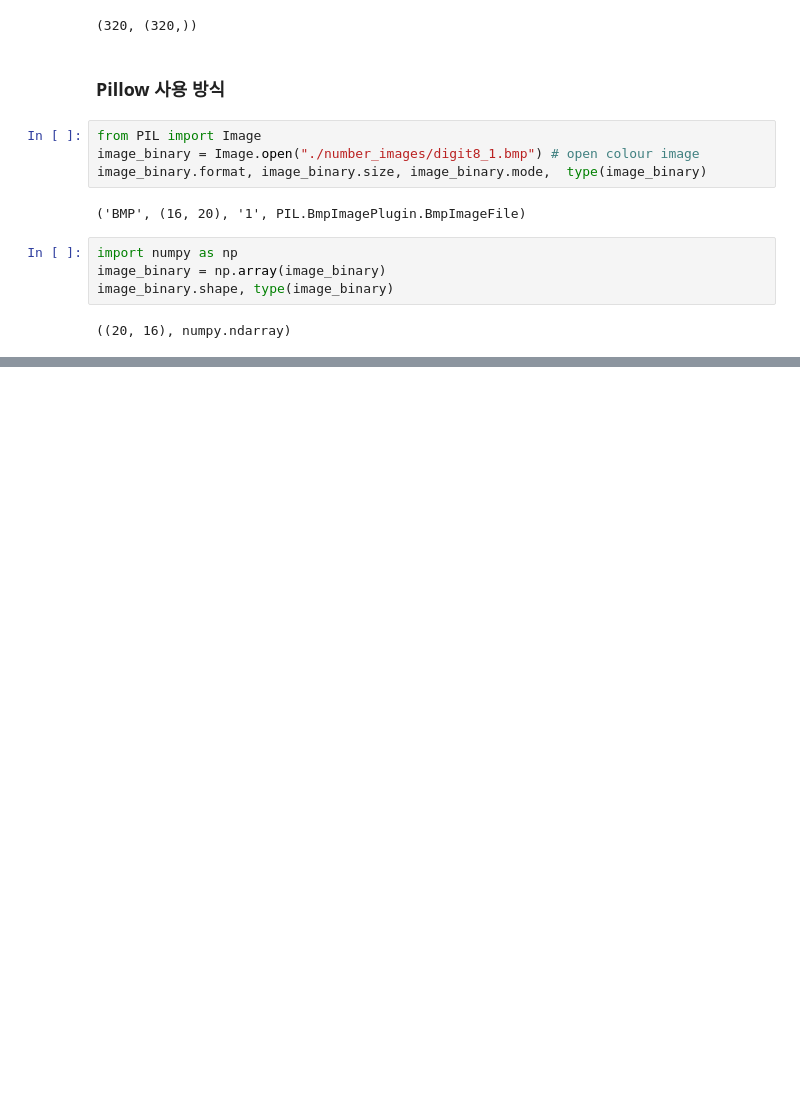
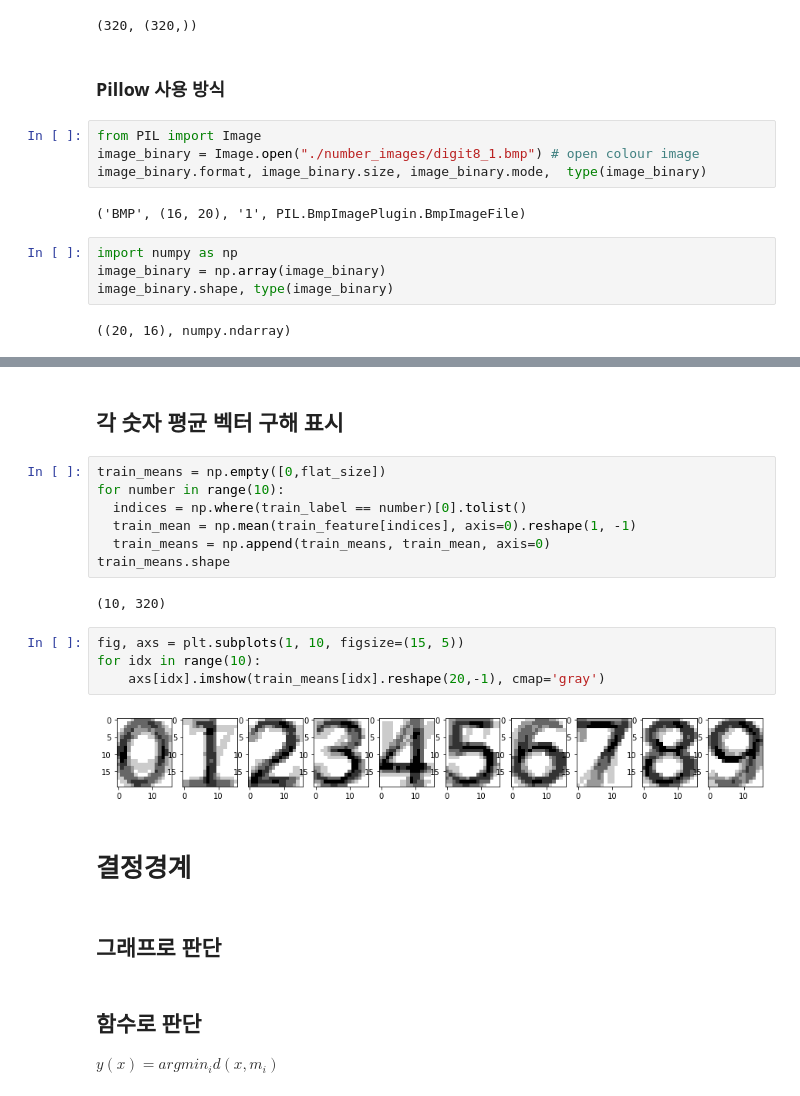
Before and after one commit to yojulab/knou_study_machinglearning, a Jupyter notebook: codes/02_패턴인식기_영상데이터.ipynb, the cells around one changed output, grey strips where cells are left out. Saved outputs shown, nothing was run; the diff lists cells and outputs as text; blank space fills up the shorter version.

Commit message:
결정경계 구하기

```diff
--- a/codes/02_패턴인식기_영상데이터.ipynb
+++ b/codes/02_패턴인식기_영상데이터.ipynb
@@ -104,0 +219,26 @@ digit_flat.size, digit_flat.shape
+# %% [markdown]
+## 각 숫자 평균 벡터 구해 표시
+# %%
+train_means = np.empty([0,flat_size])
+for number in range(10):
+  indices = np.where(train_label == number)[0].tolist()
+  train_mean = np.mean(train_feature[indices], axis=0).reshape(1, -1)
+  train_means = np.append(train_means, train_mean, axis=0)
+train_means.shape
+# %% [output]
+(10, 320)
+# %%
+fig, axs = plt.subplots(1, 10, figsize=(15, 5))
+for idx in range(10):
+    axs[idx].imshow(train_means[idx].reshape(20,-1), cmap='gray')
+# %% [output]
+[figure, added]
+# %% [markdown]
+# 결정경계
+# %% [markdown]
+## 그래프로 판단
+# %% [markdown]
+## 함수로 판단
+$
+y(x) = argmin_i {d(x, m_i)}
+$
```
Also changed, not shown: parts of 13 cells of this notebook.
